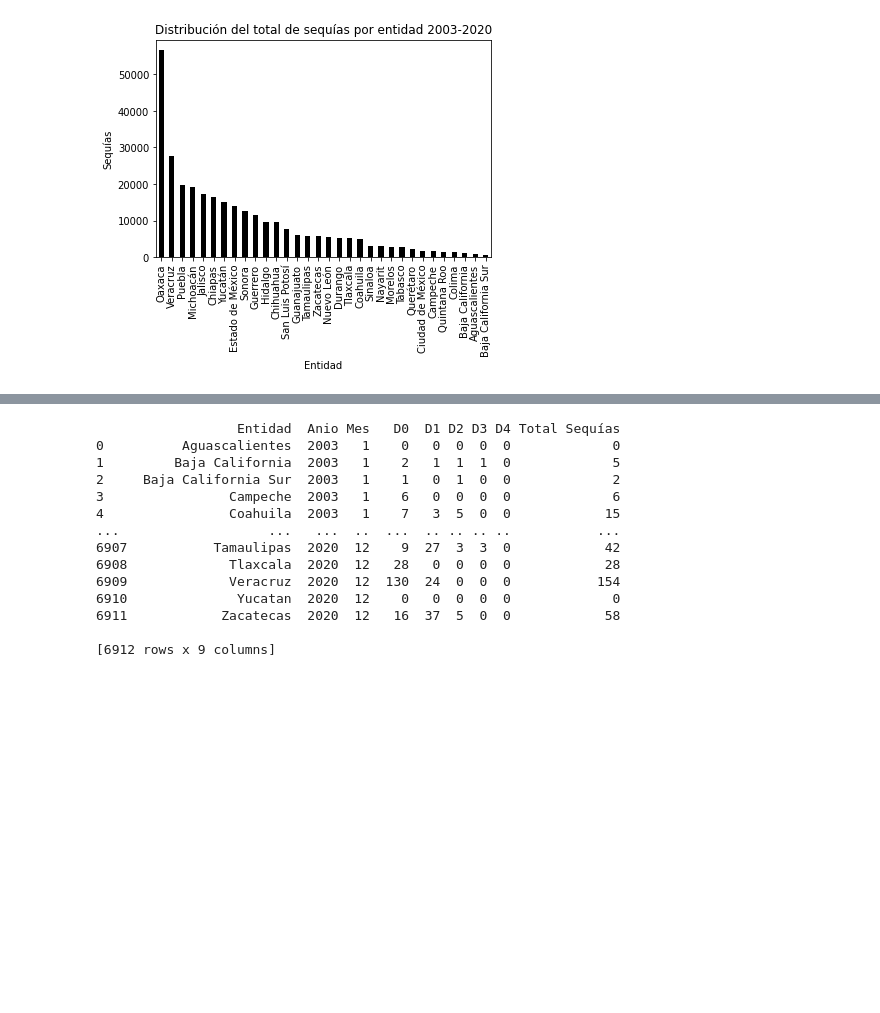
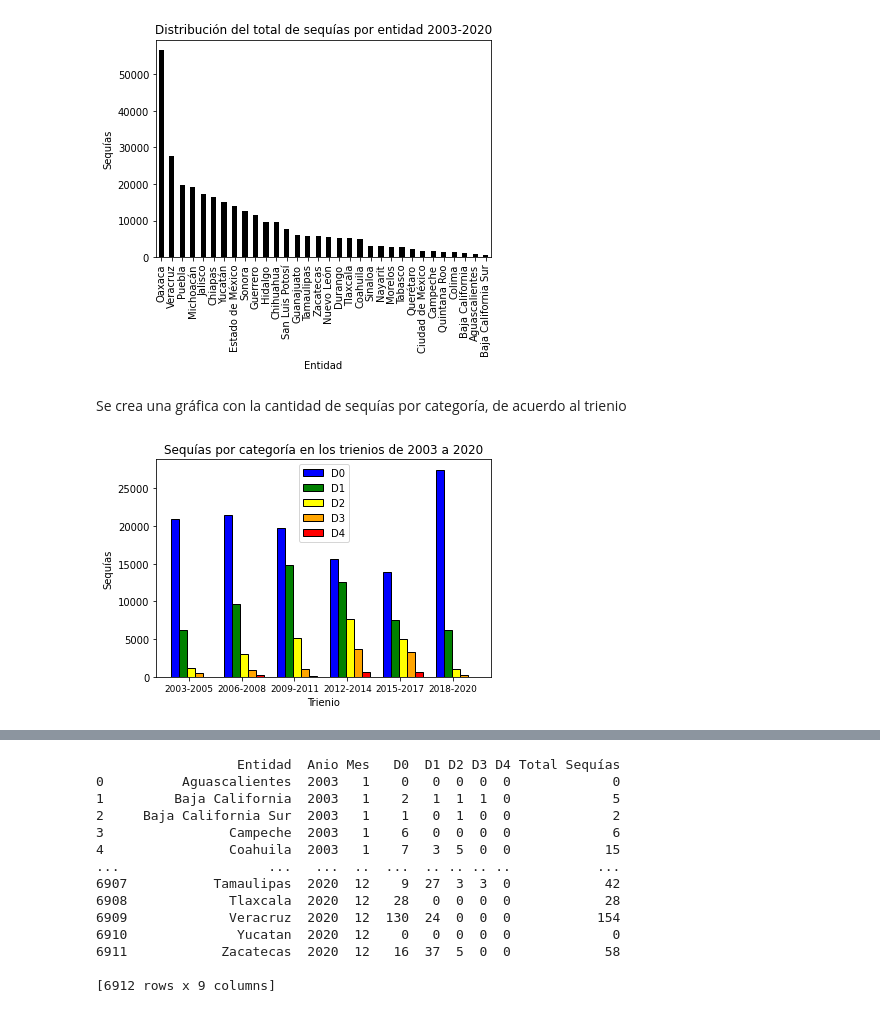
Before and after one commit to AdrianDiazGaxiola/Proyecto-Final, a Jupyter notebook: Sequías.ipynb, the cells around one changed output, grey strips where cells are left out. Drawn from its saved outputs; the diff is of its cells as text; code cells hidden in the pictures; blank space fills up the shorter version.

Commit message:
Se han agregado funciones para graficar la cantidad de sequías de acuerdo a categoría y trienio.

```diff
--- a/Sequías.ipynb
+++ b/Sequías.ipynb
@@ -181,3 +181,46 @@ Text(0.5, 1.0, 'Distribución del total de sequías por entidad 2003-2020')
 [figure]
 [figure]
 [figure]
+# %% [markdown]
+Se crea una gráfica con la cantidad de sequías por categoría, de acuerdo al trienio
+# %%
+dfi = {}
+
+#Dataframes con los datos por trienio
+i = 2003
+j = 0
+while (i < 2020):
+  dfi[j] = df1[(df1['Anio']>=i) & (df1['Anio']<=i+2)]
+  i += 2
+  j += 1
+
+cat = ['D0', 'D1', 'D2', 'D3', 'D4']
+
+colors = ['blue', 'green', 'yellow', 'orange', 'red']
+
+n=6 #El número de trienios
+r = np.arange(n)
+width = 0.15
+
+d = {}
+
+for i in range (len(cat)):
+  d[i] = []
+
+  for k in range (n):
+    dfa = dfi[k]
+    dfb = dfa[dfa['Sequía']==cat[i]]
+    d[i].append(dfb['Sequía'].count()) #Se agrega a la lista de la categoría la cantidad de sequías correspondiente a la categoría y al trienio
+
+  plt.bar(r, d[i], width = width, edgecolor = 'black', label = cat[i], color = colors[i])
+  r = r + width
+
+plt.xticks(r - 0.5,['2003-2005','2006-2008','2009-2011', '2012-2014', '2015-2017', '2018-2020'], fontsize = 9)
+plt.xlabel('Trienio')
+plt.ylabel('Sequías')
+plt.title('Sequías por categoría en los trienios de 2003 a 2020')
+plt.legend()
+
+plt.show()
+# %% [output]
+[figure, added]
```
Also changed, not shown: parts of 5 cells of this notebook.
